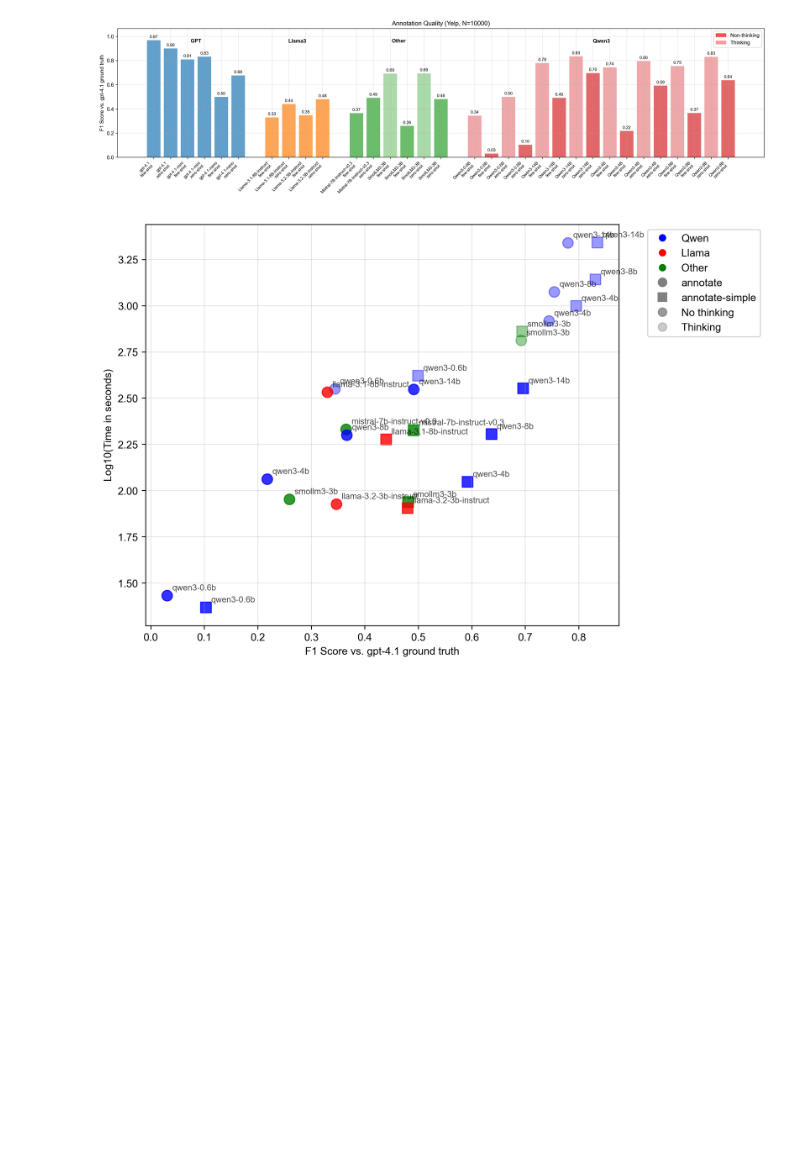
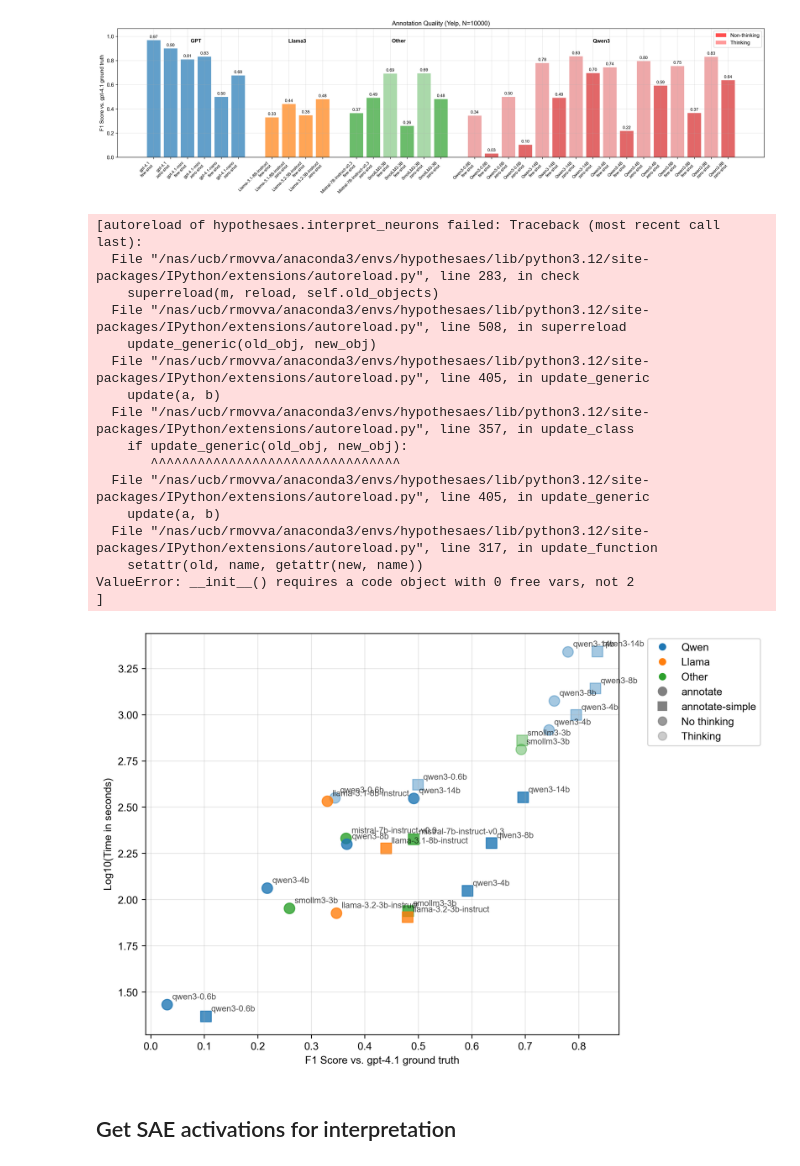
Before and after one commit to rmovva/HypotheSAEs, a Jupyter notebook: local_llm_experiments/local_llm.ipynb, the cells around one changed output. Cells and saved outputs as stored; diff of their text form; code cells hidden in the pictures; blank space fills up the shorter version.

Commit message:
more local LLM testing code for interpretations now

```diff
--- a/local_llm_experiments/local_llm.ipynb
+++ b/local_llm_experiments/local_llm.ipynb
@@ -335,7 +338,7 @@ df_merged['clean_model_name'] = df_merged['model_name'].apply(clean_model_name)
 # Create the scatter plot
 fig, ax = plt.subplots(figsize=(9, 6), dpi=300)
 
-family_colors = {'Qwen': 'blue', 'Llama': 'red', 'Other': 'green'}
+family_colors = {'Qwen': 'C0', 'Llama': 'C1', 'Other': 'C2'}
 prompt_markers = {'annotate': 'o', 'annotate-simple': 's'}
 thinking_alpha = {'True': 0.4, 'False': 0.8}
 
@@ -358,31 +361,49 @@ ax.set_xlabel('F1 Score vs. gpt-4.1 ground truth')
 ax.set_ylabel('Log10(Time in seconds)')
 ax.grid(True, alpha=0.3)
 
 # Create legend
 from matplotlib.patches import Patch
 from matplotlib.lines import Line2D
 
 legend_elements = []
 
 # Model family colors
 for family, color in family_colors.items():
     legend_elements.append(Line2D([0], [0], marker='o', color='w',
                                  markerfacecolor=color, markersize=8, label=family))
 
 # Prompt markers
 for prompt, marker in prompt_markers.items():
     legend_elements.append(Line2D([0], [0], marker=marker, color='gray',
                                  markersize=8, label=prompt, linestyle='None'))
 
 # Thinking alpha
 legend_elements.append(Line2D([0], [0], marker='o', color='gray', alpha=0.8,
                              markersize=8, label='No thinking', linestyle='None'))
 legend_elements.append(Line2D([0], [0], marker='o', color='gray', alpha=0.4,
                              markersize=8, label='Thinking', linestyle='None'))
 
 ax.legend(handles=legend_elements, loc='best', bbox_to_anchor=(1.05, 1))
 
 plt.tight_layout()
 plt.show()
 # %% [output]
+[autoreload of hypothesaes.interpret_neurons failed: Traceback (most recent call last):
+  File "/nas/ucb/rmovva/anaconda3/envs/hypothesaes/lib/python3.12/site-packages/IPython/extensions/autoreload.py", line 283, in check
+    superreload(m, reload, self.old_objects)
+  File "/nas/ucb/rmovva/anaconda3/envs/hypothesaes/lib/python3.12/site-packages/IPython/extensions/autoreload.py", line 508, in superreload
+    update_generic(old_obj, new_obj)
+  File "/nas/ucb/rmovva/anaconda3/envs/hypothesaes/lib/python3.12/site-packages/IPython/extensions/autoreload.py", line 405, in update_generic
+    update(a, b)
+  File "/nas/ucb/rmovva/anaconda3/envs/hypothesaes/lib/python3.12/site-packages/IPython/extensions/autoreload.py", line 357, in update_class
+    if update_generic(old_obj, new_obj):
+       ^^^^^^^^^^^^^^^^^^^^^^^^^^^^^^^^
+  File "/nas/ucb/rmovva/anaconda3/envs/hypothesaes/lib/python3.12/site-packages/IPython/extensions/autoreload.py", line 405, in update_generic
+    update(a, b)
+  File "/nas/ucb/rmovva/anaconda3/envs/hypothesaes/lib/python3.12/site-packages/IPython/extensions/autoreload.py", line 317, in update_function
+    setattr(old, name, getattr(new, name))
+ValueError: __init__() requires a code object with 0 free vars, not 2
+]
-[figure, old version]
+[figure, new version]
+# %% [markdown]
+## Get SAE activations for interpretation
```
Also changed, not shown: parts of 5 cells of this notebook, 4 other files.
